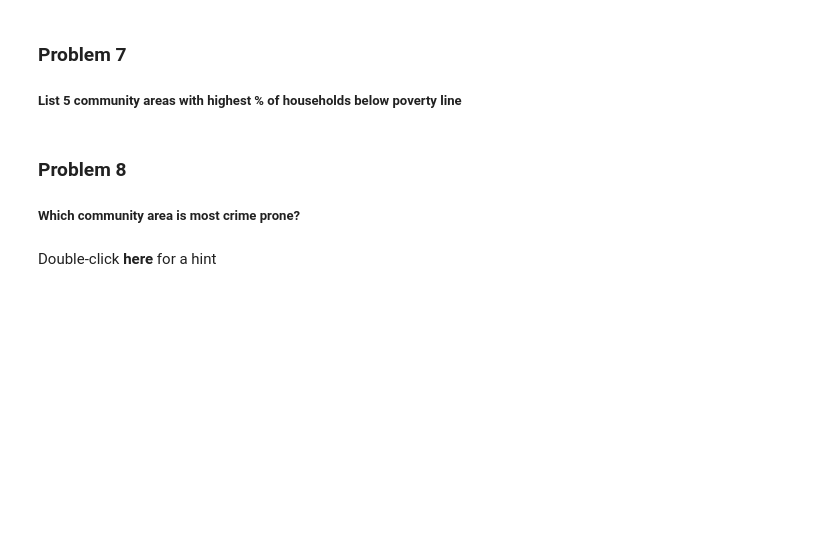
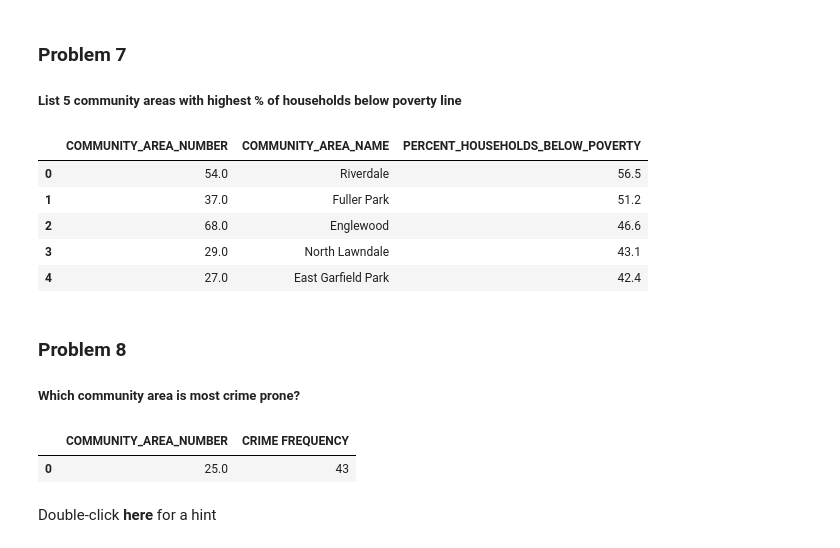
Before and after one commit to couzhei/ai-journey, a Jupyter notebook: ibm-data-science/06-db-and-sql/Final-assignment-v5.ipynb, the cells around one changed output. Cells and saved outputs as stored; diff of their text form; code cells hidden in the pictures; blank space fills up the shorter version.

```diff
--- a/ibm-data-science/06-db-and-sql/Final-assignment-v5.ipynb
+++ b/ibm-data-science/06-db-and-sql/Final-assignment-v5.ipynb
@@ -121,10 +229,35 @@ Now write and execute SQL queries to solve assignment problems
 ### Problem 7
 
 ##### List 5 community areas with highest % of households below poverty line
+# %%
+conn = sqlite3.connect("CENSUS_DATA.db")
+sql_string = """SELECT COMMUNITY_AREA_NUMBER, COMMUNITY_AREA_NAME, PERCENT_HOUSEHOLDS_BELOW_POVERTY
+                FROM CENSUS_DATA
+                ORDER BY PERCENT_HOUSEHOLDS_BELOW_POVERTY DESC LIMIT 5
+"""
+pd.read_sql(sql_string, conn)
+# %% [output]
+|  | COMMUNITY_AREA_NUMBER | COMMUNITY_AREA_NAME | PERCENT_HOUSEHOLDS_BELOW_POVERTY |
+| 0 | 54.0 | Riverdale | 56.5 |
+| 1 | 37.0 | Fuller Park | 51.2 |
+| 2 | 68.0 | Englewood | 46.6 |
+| 3 | 29.0 | North Lawndale | 43.1 |
+| 4 | 27.0 | East Garfield Park | 42.4 |
 # %% [markdown]
 ### Problem 8
 
 ##### Which community area is most crime prone?
+# %%
+conn = sqlite3.connect("CHICAGO_CRIME_DATA.db")
+sql_string = """SELECT COMMUNITY_AREA_NUMBER, COUNT(*) AS "CRIME FREQUENCY"
+                FROM CHICAGO_CRIME_DATA
+                GROUP BY COMMUNITY_AREA_NUMBER
+                ORDER BY "CRIME FREQUENCY" DESC LIMIT 1
+"""
+pd.read_sql(sql_string, conn)
+# %% [output]
+|  | COMMUNITY_AREA_NUMBER | CRIME FREQUENCY |
+| 0 | 25.0 | 43 |
 # %% [markdown]
 Double-click **here** for a hint
 
```
Also changed, not shown: parts of 12 cells of this notebook, 7 other files.
